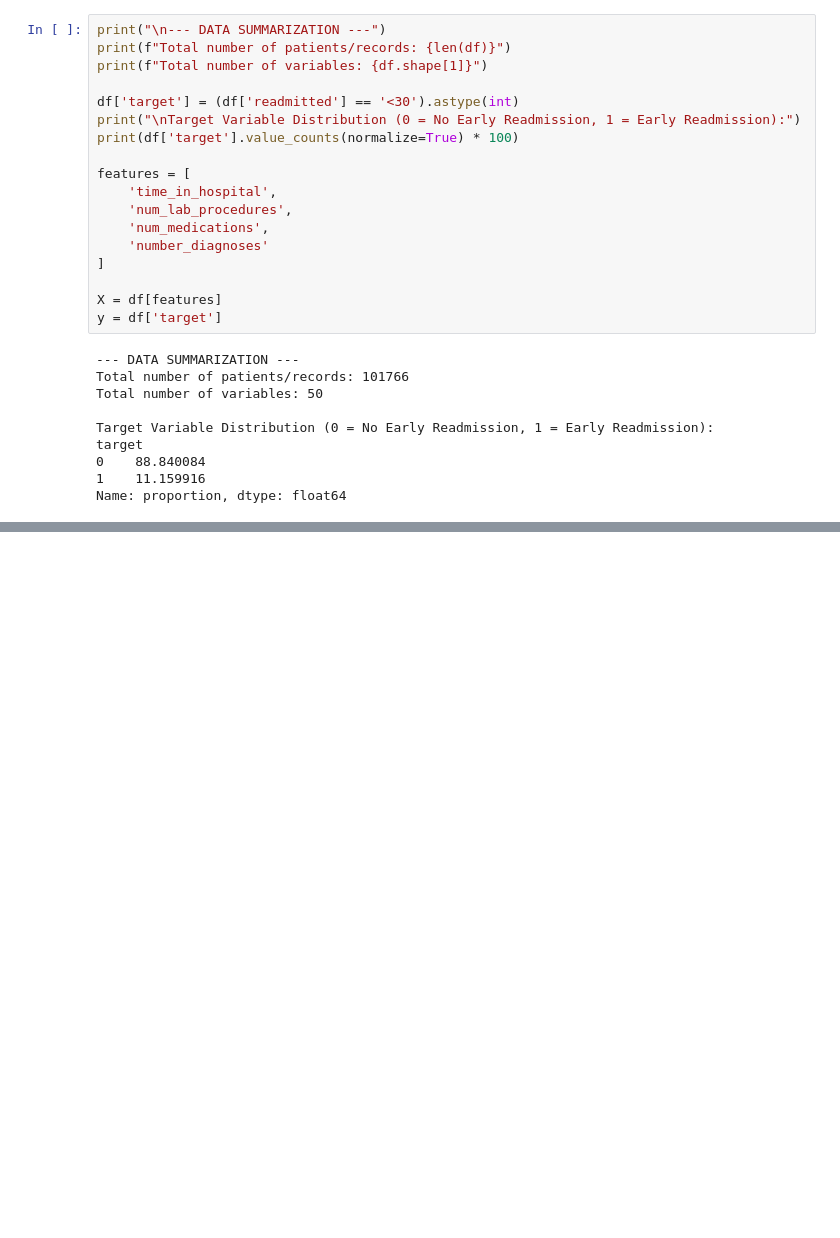
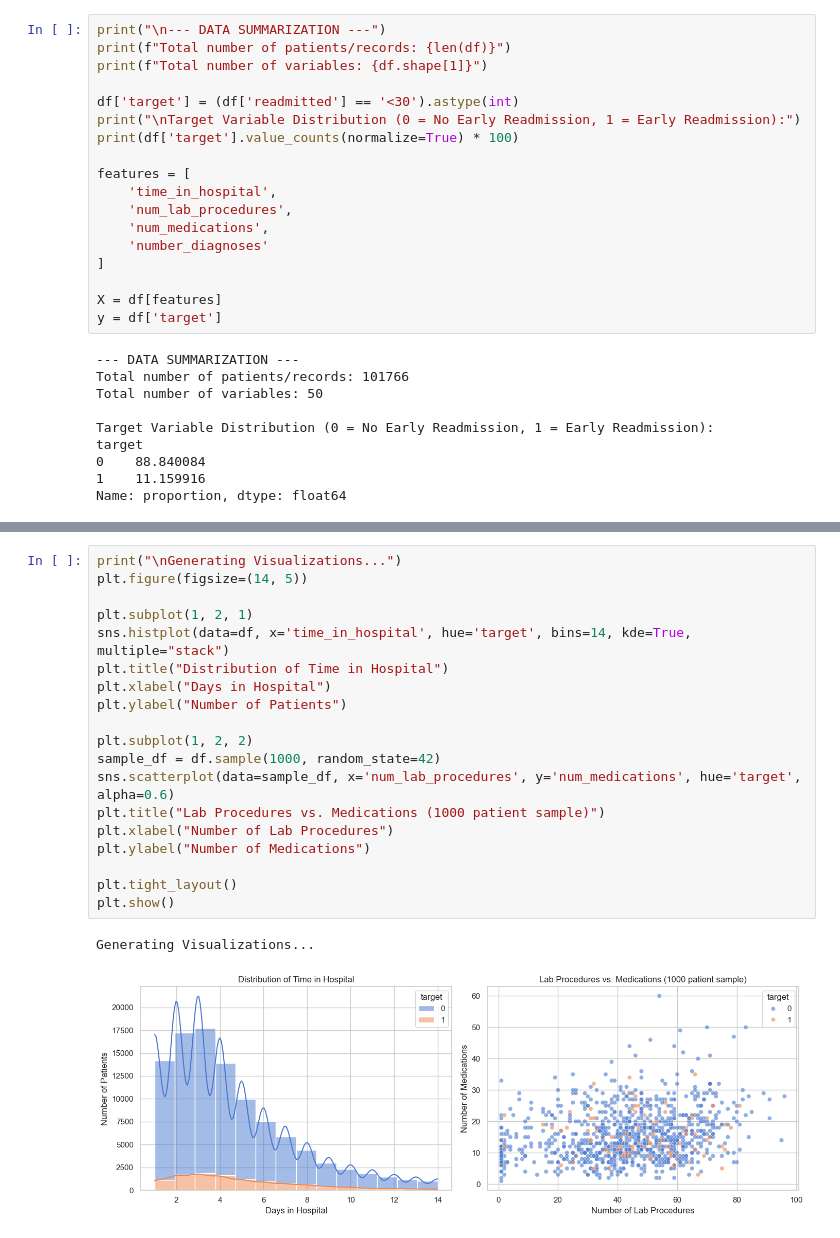
Before and after one commit to alyxz-cmg/diabetic-patients-readmission, a Jupyter notebook: discussion1.ipynb, the cells around one changed output, grey strips where cells are left out. Saved outputs shown, nothing was run; the diff lists cells and outputs as text; blank space fills up the shorter version.

Commit message:
simple visualization of the data

```diff
--- a/discussion1.ipynb
+++ b/discussion1.ipynb
@@ -85,0 +93,22 @@ Name: proportion, dtype: float64
+# %%
+print("\nGenerating Visualizations...")
+plt.figure(figsize=(14, 5))
+
+plt.subplot(1, 2, 1)
+sns.histplot(data=df, x='time_in_hospital', hue='target', bins=14, kde=True, multiple="stack")
+plt.title("Distribution of Time in Hospital")
+plt.xlabel("Days in Hospital")
+plt.ylabel("Number of Patients")
+
+plt.subplot(1, 2, 2)
+sample_df = df.sample(1000, random_state=42)
+sns.scatterplot(data=sample_df, x='num_lab_procedures', y='num_medications', hue='target', alpha=0.6)
+plt.title("Lab Procedures vs. Medications (1000 patient sample)")
+plt.xlabel("Number of Lab Procedures")
+plt.ylabel("Number of Medications")
+
+plt.tight_layout()
+plt.show()
+# %% [output]
+Generating Visualizations...
+[figure, added]
```
Also changed, not shown: parts of 2 cells of this notebook.
